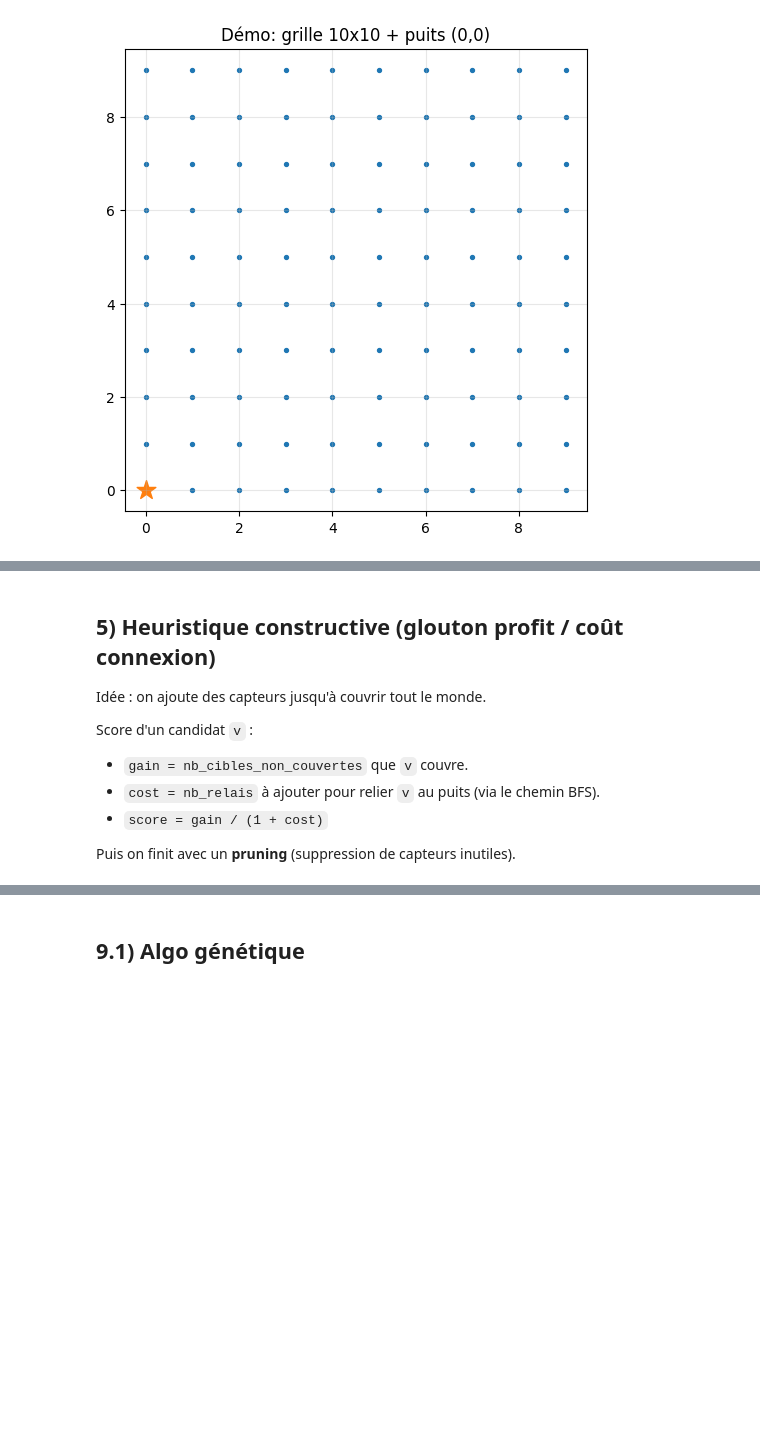
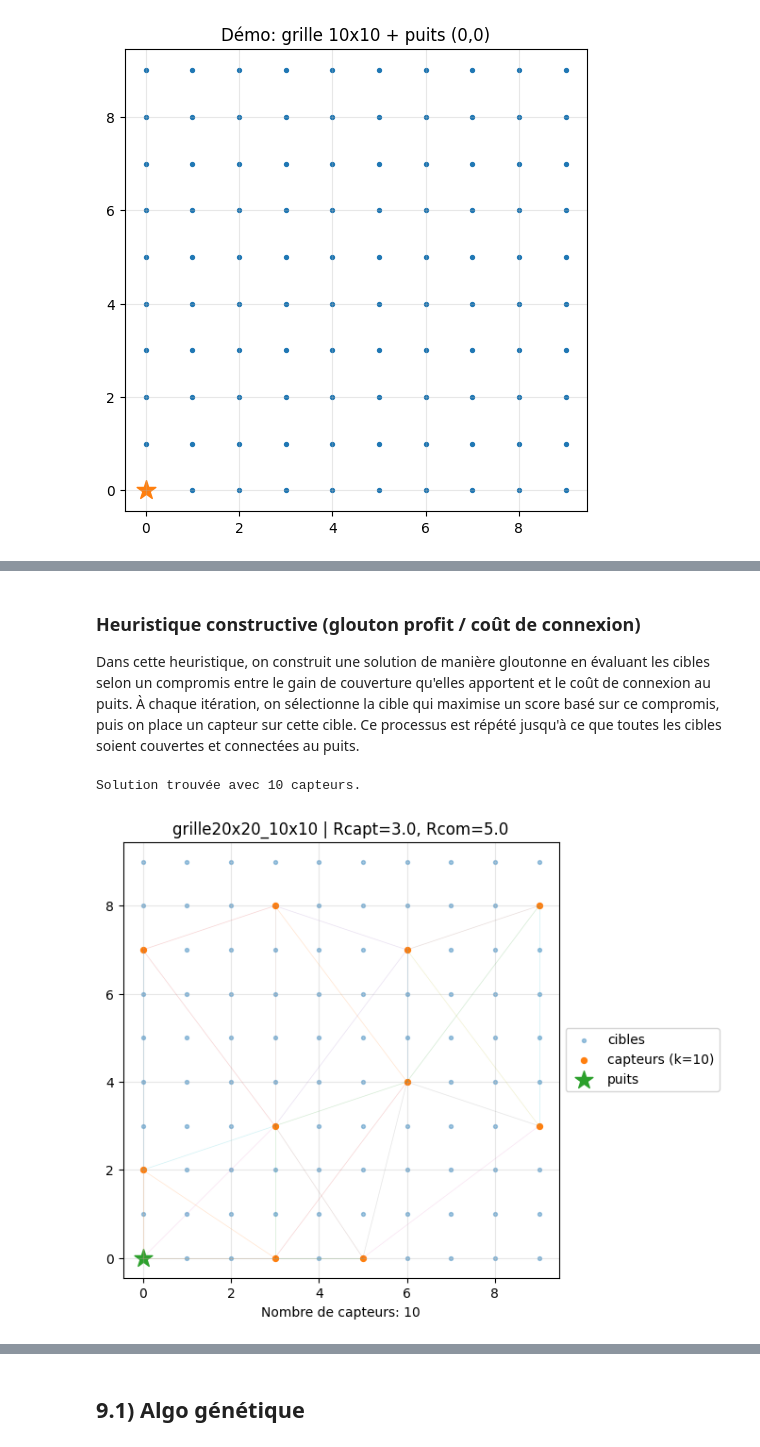
Before and after one commit to pgatt06/Meta-heuristiques, a Jupyter notebook: projet_capteurs_metaheuristiques.ipynb, the cells around one changed output, grey strips where cells are left out. Drawn from its saved outputs; the diff is of its cells as text; code cells hidden in the pictures; blank space fills up the shorter version.

```diff
--- a/projet_capteurs_metaheuristiques.ipynb
+++ b/projet_capteurs_metaheuristiques.ipynb
@@ -333,16 +431,8 @@ def path_to_sink(node: int, pc: Precomp) -> List[int]:
 # %% [markdown]
-## 5) Heuristique constructive (glouton profit / coût connexion)
-
-Idée : on ajoute des capteurs jusqu'à couvrir tout le monde.
-
-Score d'un candidat `v` :
-- `gain = nb_cibles_non_couvertes` que `v` couvre.
-- `cost = nb_relais` à ajouter pour relier `v` au puits (via le chemin BFS).
-- `score = gain / (1 + cost)`
-
-Puis on finit avec un **pruning** (suppression de capteurs inutiles).
+### Heuristique constructive (glouton profit / coût de connexion)
+Dans cette heuristique, on construit une solution de manière gloutonne en évaluant les cibles selon un compromis entre le gain de couverture qu'elles apportent et le coût de connexion au puits. À chaque itération, on sélectionne la cible qui maximise un score basé sur ce compromis, puis on place un capteur sur cette cible. Ce processus est répété jusqu'à ce que toutes les cibles soient couvertes et connectées au puits.
 # %%
-def greedy_construct(pc: Precomp, max_iters: int=100000) -> np.ndarray:
+def greedy_construct(pc: Precomputation, max_iters: int=100000) -> np.ndarray:
     N = pc.inst.coords.shape[0]
     selected = np.zeros(N, dtype=bool)
     cov = np.zeros(N, dtype=int)
@@ -374,37 +464,47 @@ def greedy_construct(pc: Precomp, max_iters: int=100000) -> np.ndarray:
             p = path_to_sink(v, pc)
             if not p:
                 continue
-            # p contient aussi le sink (index N), qu'on n'ajoute pas
+            # p contient aussi le puits (index N), qu'on n'ajoute pas
             cost = 0
             for node in p[:-1]:
                 if node < N and not selected[node] and node != v:
                     cost += 1
 
             score = gain / (1.0 + cost)
             if score > best_score or (score == best_score and gain > best_gain) or (score == best_score and gain == best_gain and cost < best_cost):
                 best_v = v
                 best_score = score
                 best_gain = gain
                 best_cost = cost
 
         if best_v is None:
-            # fallback : prendre une cible non couverte au hasard
+            # repli : prendre une cible non couverte au hasard
             best_v = next(iter(uncovered))
 
         # Ajouter le capteur best_v
         selected[best_v] = True
         cov[pc.cover[best_v]] += 1
         for t in pc.cover[best_v]:
             uncovered.discard(int(t))
 
         # Option : si best_v est loin du puits, ajouter aussi les relais pour faciliter la suite
         p = path_to_sink(best_v, pc)
         for node in p[:-1]:
             if node < N and not selected[node]:
                 selected[node] = True
                 cov[pc.cover[node]] += 1
                 for t in pc.cover[node]:
                     uncovered.discard(int(t))
 
     return selected
+
+# Exemple d'utilisation
+inst = make_grid(10, 10, sink=(0.0, 0.0), name="grille20x20")
+pc = build_precomp(inst, Rcapt=3.0, Rcom=5.0)
+sol = greedy_construct(pc)
+print(f"Solution trouvée avec {int(sol.sum())} capteurs.")
+plot_solution(sol, pc, show_links=True)
+# %% [output]
+Solution trouvée avec 10 capteurs.
+[figure, added]
 # %% [markdown]
```
Also changed, not shown: parts of 40 cells of this notebook.
